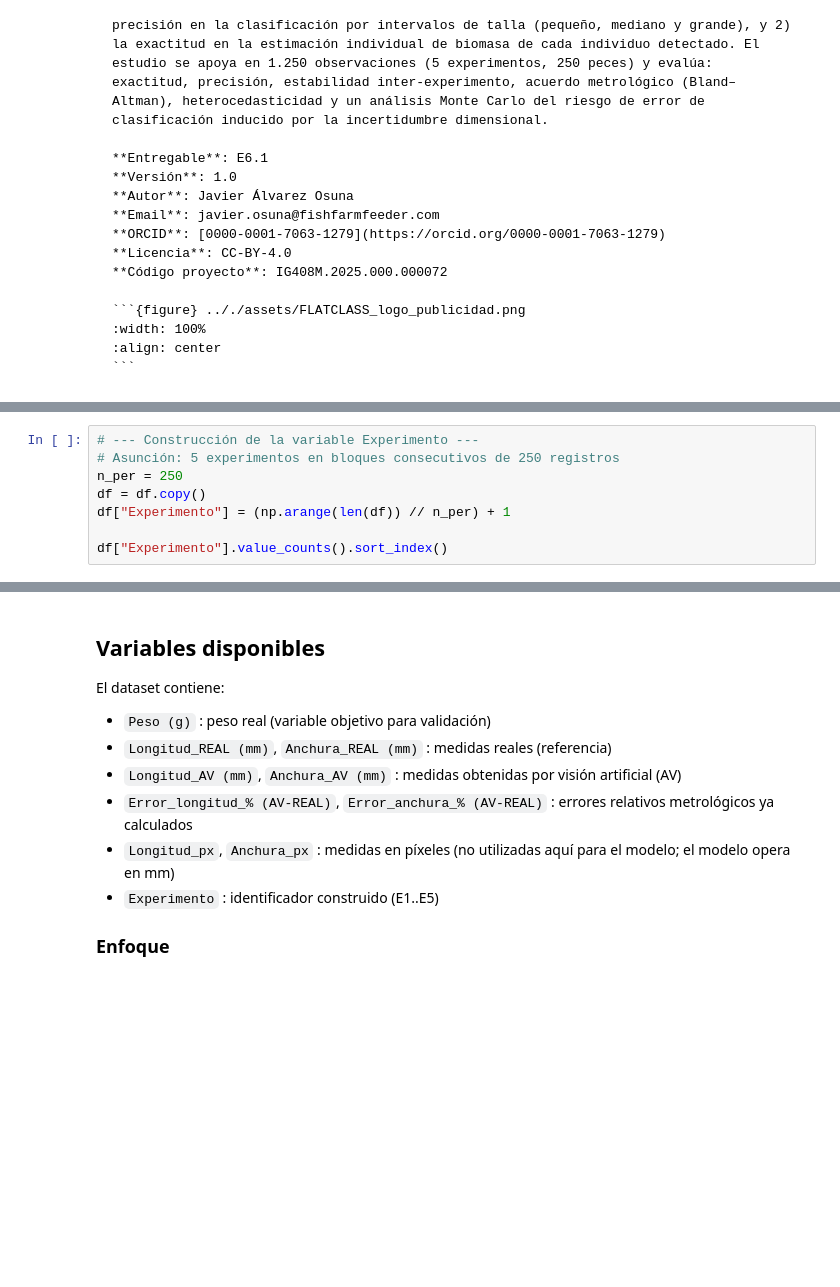
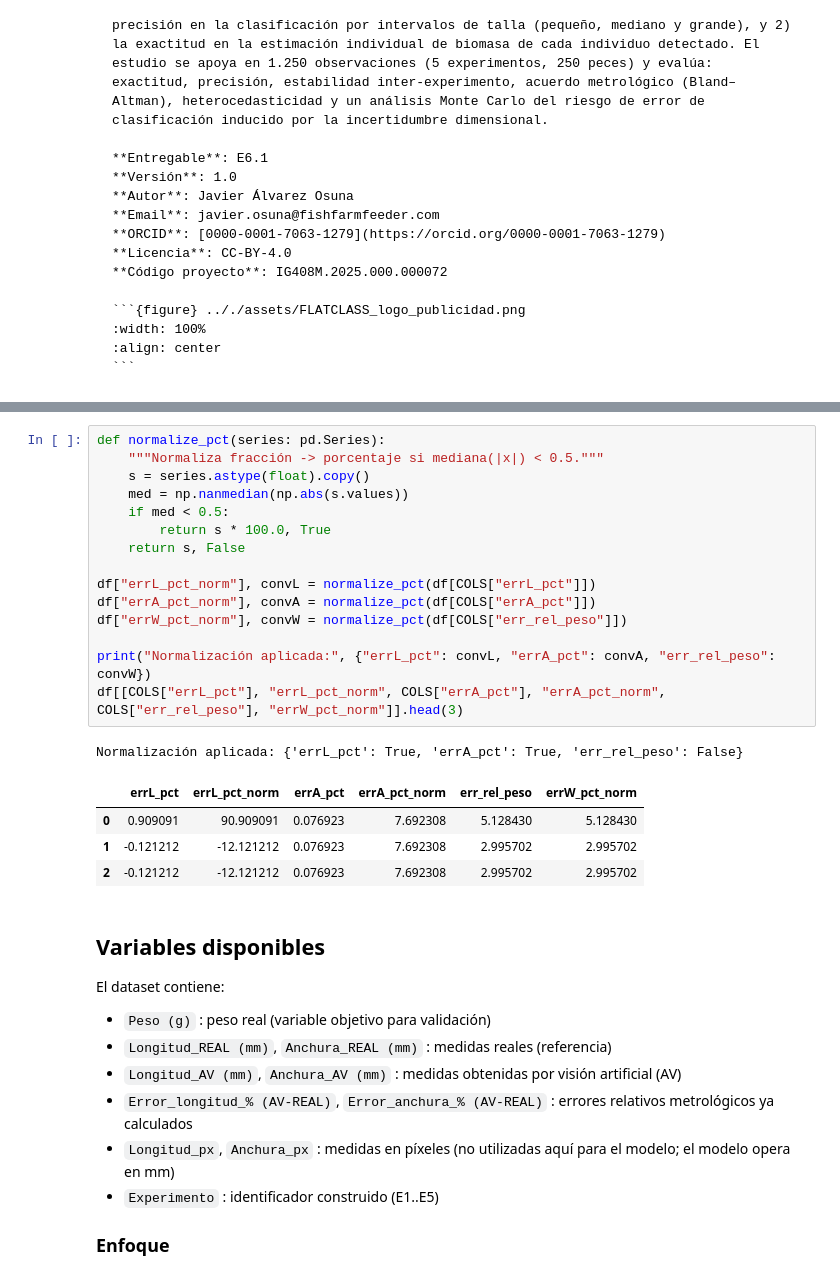
Before and after one commit to jalosu/FLATCLASS, a Jupyter notebook: content/06/Validacion.ipynb, the cells around one changed output, grey strips where cells are left out. Saved outputs shown, nothing was run; the diff lists cells and outputs as text; blank space fills up the shorter version.

```diff
--- a/content/06/Validacion.ipynb
+++ b/content/06/Validacion.ipynb
@@ -67,8 +227,0 @@ df.shape, df.columns.tolist()
-# %%
-# --- Construcción de la variable Experimento ---
-# Asunción: 5 experimentos en bloques consecutivos de 250 registros
-n_per = 250
-df = df.copy()
-df["Experimento"] = (np.arange(len(df)) // n_per) + 1
-
-df["Experimento"].value_counts().sort_index()
@@ -75,3 +238,24 @@ df["Experimento"].value_counts().sort_index()
+# %%
+def normalize_pct(series: pd.Series):
+    """Normaliza fracción -> porcentaje si mediana(|x|) < 0.5."""
+    s = series.astype(float).copy()
+    med = np.nanmedian(np.abs(s.values))
+    if med < 0.5:
+        return s * 100.0, True
+    return s, False
+
+df["errL_pct_norm"], convL = normalize_pct(df[COLS["errL_pct"]])
+df["errA_pct_norm"], convA = normalize_pct(df[COLS["errA_pct"]])
+df["errW_pct_norm"], convW = normalize_pct(df[COLS["err_rel_peso"]])
+
+print("Normalización aplicada:", {"errL_pct": convL, "errA_pct": convA, "err_rel_peso": convW})
+df[[COLS["errL_pct"], "errL_pct_norm", COLS["errA_pct"], "errA_pct_norm", COLS["err_rel_peso"], "errW_pct_norm"]].head(3)
+# %% [output]
+Normalización aplicada: {'errL_pct': True, 'errA_pct': True, 'err_rel_peso': False}
+|  | errL_pct | errL_pct_norm | errA_pct | errA_pct_norm | err_rel_peso | errW_pct_norm |
+| 0 | 0.909091 | 90.909091 | 0.076923 | 7.692308 | 5.128430 | 5.128430 |
+| 1 | -0.121212 | -12.121212 | 0.076923 | 7.692308 | 2.995702 | 2.995702 |
+| 2 | -0.121212 | -12.121212 | 0.076923 | 7.692308 | 2.995702 | 2.995702 |
 # %% [markdown]
 ## Variables disponibles
 
```
Also changed, not shown: parts of 12 cells of this notebook, 4 other files.
